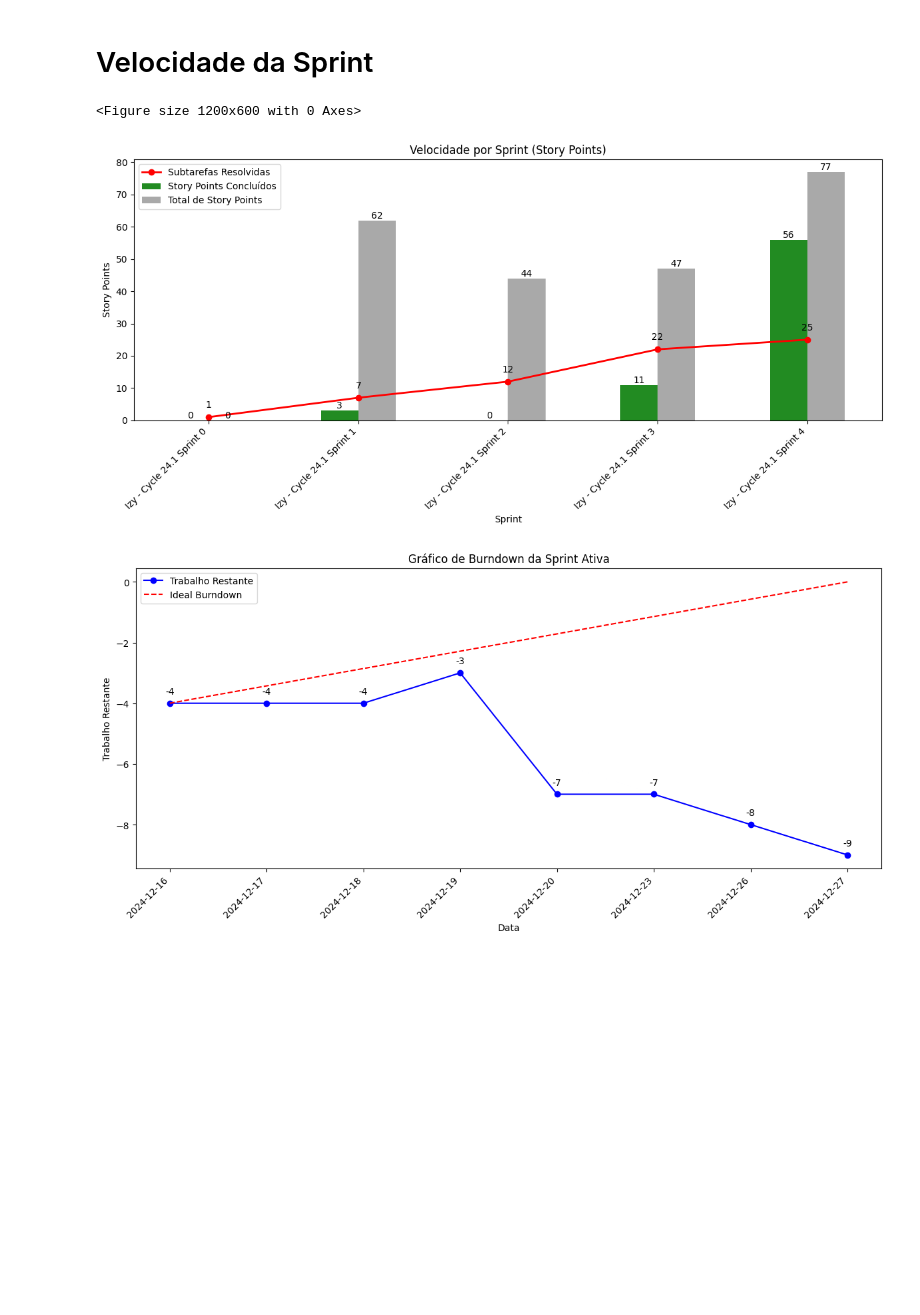
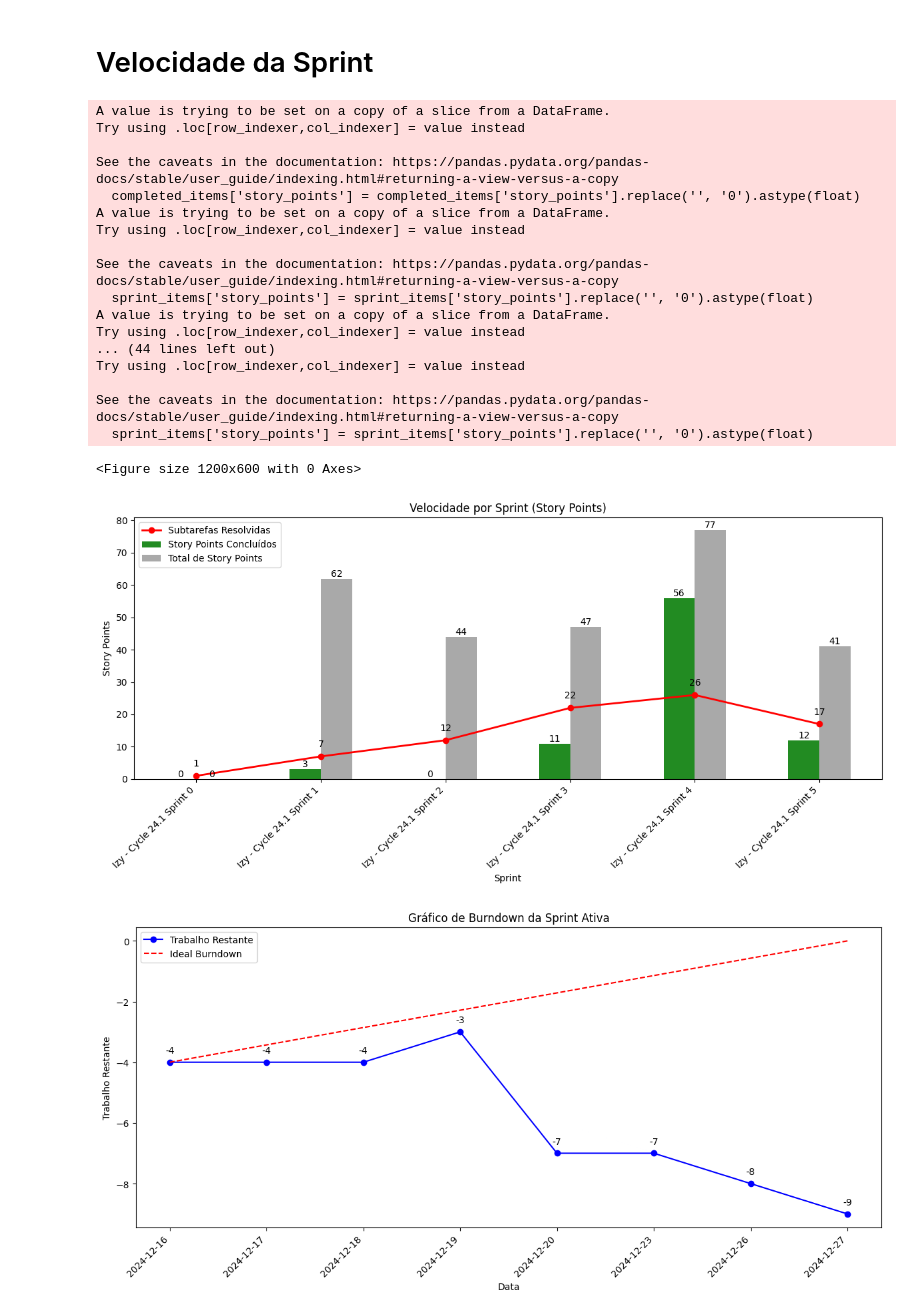
Before and after one commit to elieziossn/JiraSprintAnalysis, a Jupyter notebook: sprintreview.ipynb, the cells around one changed output. Cells and saved outputs as stored; diff of their text form; code cells hidden in the pictures; blank space fills up the shorter version.

```diff
--- a/sprintreview.ipynb
+++ b/sprintreview.ipynb
@@ -63,7 +35,7 @@ file_path = 'csv/jira-sprint4.csv'
 ### Especificações manuais necessárias:
 - Especifique o nome da sprint ativa
 # %%
-sprint_ativa = 'Izy - Cycle 24.1 Sprint 4'
+sprint_ativa = 'Izy - Cycle 24.1 Sprint 5'
 # %% [markdown]
 ### Especificações manuais necessárias:
 - Revise a lista de feriados no período.
@@ -109,0 +47,8 @@ feriados_df[0] = pd.to_datetime(feriados_df[0], format='%d/%m/%y').dt.date
+# %%
+df_geral = dp.prepare_df(parsed_items)
+
+df = iu.filter_sprint_ativa(df_geral, sprint_ativa)
+
+sprints_df = iu.prepare_sprints_df(sprint_dates)
+
+feriados_df = iu.prepare_feriados_df(feriados)
@@ -189,17 +126,17 @@ In Test          1
 Name: count, dtype: int64
 # %%
 # Obter as datas de início e fim da sprint ativa
-sprint_start = sprint_df.loc[sprint_ativa, 'start']
-sprint_end = sprint_df.loc[sprint_ativa, 'end']
+sprint_start = sprints_df.loc[sprint_ativa, 'start']
+sprint_end = sprints_df.loc[sprint_ativa, 'end']
 
 # Filtrar sub-tasks criadas dentro do período da sprint ativa usando a função filter_subitems
-subtasks_created = filter_subitems(df_geral[
+subtasks_created = iu.filter_subitems(df_geral[
     (df_geral['data_criacao'] >= sprint_start) &
     (df_geral['data_criacao'] <= sprint_end)
 ])
 
 # Filtrar sub-tasks finalizadas dentro do período da sprint ativa
-subtasks_completed = filter_subitems(df_geral[
+subtasks_completed = iu.filter_subitems(df_geral[
     (df_geral['data_resolucao'] >= sprint_start) &
     (df_geral['data_resolucao'] <= sprint_end)
 ])
@@ -260,16 +197,16 @@ plt.tight_layout()
 subtasks_created_by_sprint = pd.Series(dtype=int)
 subtasks_resolved_by_sprint = pd.Series(dtype=int)
 
-for sprint, dates in sprint_df.iterrows():
+for sprint, dates in sprints_df.iterrows():
     start_date = dates['start']
     end_date = dates['end']
 
-    created_count = filter_subitems(df_geral[
+    created_count = iu.filter_subitems(df_geral[
         (df_geral['data_criacao'] >= start_date) &
         (df_geral['data_criacao'] <= end_date)
     ]).shape[0]
 
-    resolved_count = filter_subitems(df_geral[
+    resolved_count = iu.filter_subitems(df_geral[
         (df_geral['data_resolucao'] >= start_date) &
         (df_geral['data_resolucao'] <= end_date)
     ]).shape[0]
@@ -310,9 +247,12 @@ plt.show()
 velocity_by_sprint = pd.Series(dtype=float)
 total_points_by_sprint = pd.Series(dtype=float)
 
-for sprint, dates in sprint_df.iterrows():
+for sprint, dates in sprints_df.iterrows():
     start_date = dates['start']
     end_date = dates['end']
+
+    # Filtrar itens da sprint da iteração
+    sprint_items = iu.filter_sprint_ativa(df_geral, sprint)
 
     # Filtrar itens finalizados dentro do período da sprint
     completed_items = df_geral[
@@ -321,19 +261,13 @@ for sprint, dates in sprint_df.iterrows():
         (df_geral['status'] == 'Concluída')
     ]
 
-    # Somar os story points dos itens finalizados
+    # Limpar e converter os story points para float
+    completed_items['story_points'] = completed_items['story_points'].replace('', '0').astype(float)
     total_story_points = completed_items['story_points'].sum()
     velocity_by_sprint[sprint] = total_story_points
 
-    # Filtrar itens vinculados à sprint
-    sprint_items = df_geral[
-        (df_geral['sprint_1'] == sprint) |
-        (df_geral['sprint_2'] == sprint) |
-        (df_geral['sprint_3'] == sprint) |
-        (df_geral['sprint_4'] == sprint)
-    ]
-
-    # Somar os story points dos itens vinculados à sprint
+    # Limpar e converter os story points para float
+    sprint_items['story_points'] = sprint_items['story_points'].replace('', '0').astype(float)
     total_points = sprint_items['story_points'].sum()
     total_points_by_sprint[sprint] = total_points
 
@@ -343,35 +277,52 @@ velocity_df = pd.DataFrame({
     'Total de Story Points': total_points_by_sprint
 }).fillna(0).astype(float)
 
 # Plotar o gráfico
 plt.figure(figsize=(12, 6))
 ax = velocity_df.plot(kind='bar', figsize=(12, 6), color=['#228B22', '#A9A9A9'])
 
 # Adicionar linha vermelha representando subtarefas resolvidas por sprint
 ax.plot(subtasks_resolved_by_sprint.index, subtasks_resolved_by_sprint.values, color='red', marker='o', linestyle='-', linewidth=2, label='Subtarefas Resolvidas')
 
 # Adicionar rótulos de valor na linha
 for i, txt in enumerate(subtasks_resolved_by_sprint.values):
     ax.annotate(txt, (subtasks_resolved_by_sprint.index[i], subtasks_resolved_by_sprint.values[i]), textcoords="offset points", xytext=(0,10), ha='center')
 
 # Personalizar o gráfico
 plt.title('Velocidade por Sprint (Story Points)')
 ax.set_xlabel('Sprint')
 ax.set_ylabel('Story Points')
 ax.set_xticklabels(velocity_df.index, rotation=45, ha='right')
 
 # Adicionar rótulos de valor nas barras
 for container in ax.containers:
     ax.bar_label(container)
 
 # Adicionar legenda
 ax.legend(loc='upper left')
 
 plt.tight_layout()
 plt.show()
 # %% [output]
-<Figure size 1200x600 with 0 Axes>
+A value is trying to be set on a copy of a slice from a DataFrame.
+Try using .loc[row_indexer,col_indexer] = value instead
+
+See the caveats in the documentation: https://pandas.pydata.org/pandas-docs/stable/user_guide/indexing.html#returning-a-view-versus-a-copy
+  completed_items['story_points'] = completed_items['story_points'].replace('', '0').astype(float)
+A value is trying to be set on a copy of a slice from a DataFrame.
+Try using .loc[row_indexer,col_indexer] = value instead
+
+See the caveats in the documentation: https://pandas.pydata.org/pandas-docs/stable/user_guide/indexing.html#returning-a-view-versus-a-copy
+  sprint_items['story_points'] = sprint_items['story_points'].replace('', '0').astype(float)
+A value is trying to be set on a copy of a slice from a DataFrame.
+Try using .loc[row_indexer,col_indexer] = value instead
+... (44 lines left out)
+Try using .loc[row_indexer,col_indexer] = value instead
+
+See the caveats in the documentation: https://pandas.pydata.org/pandas-docs/stable/user_guide/indexing.html#returning-a-view-versus-a-copy
+  sprint_items['story_points'] = sprint_items['story_points'].replace('', '0').astype(float)
+<Figure size 1200x600 with 0 Axes>
-[figure, old version]
+[figure, new version]
 # %%
 # Calcular o trabalho restante por dia
 work_remaining = plot_data['Criadas'].cumsum() - plot_data['Concluídas'].cumsum()
```
Also changed, not shown: parts of 14 cells of this notebook, 4 other files.
